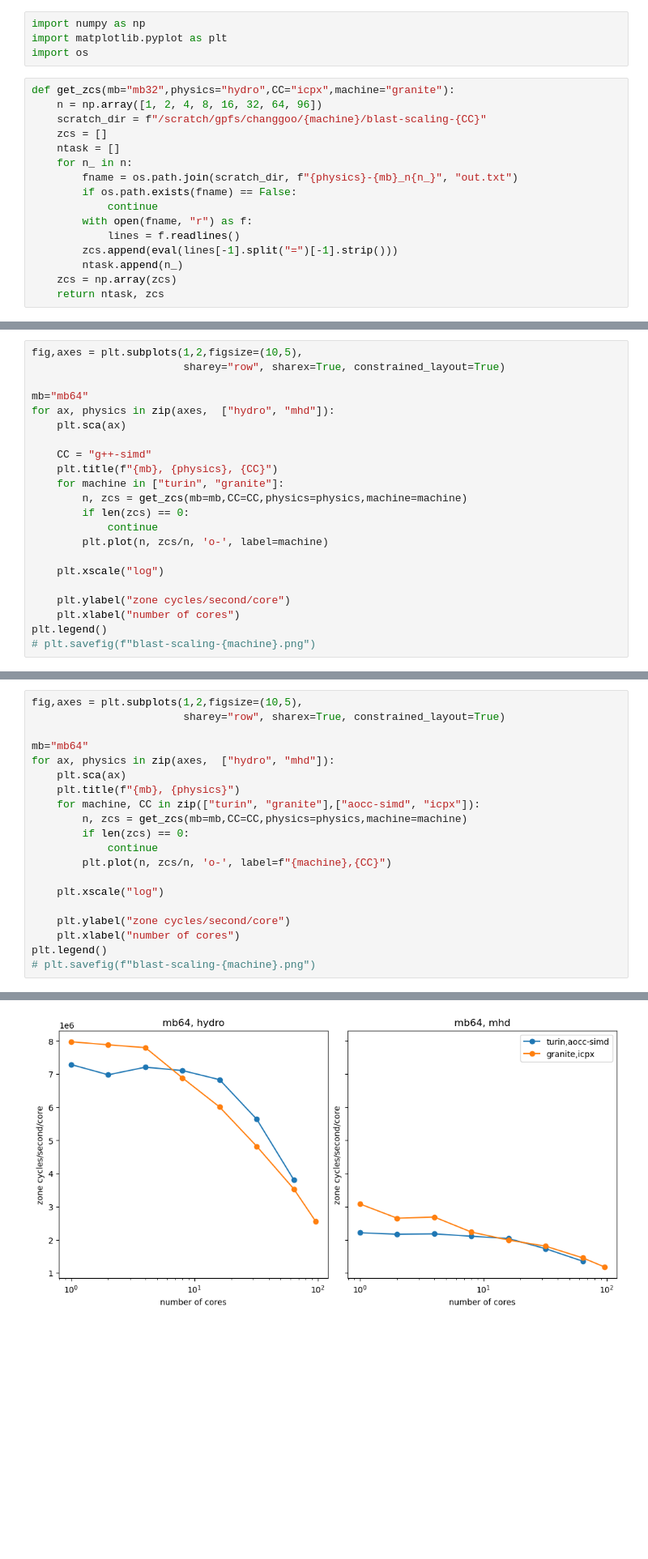
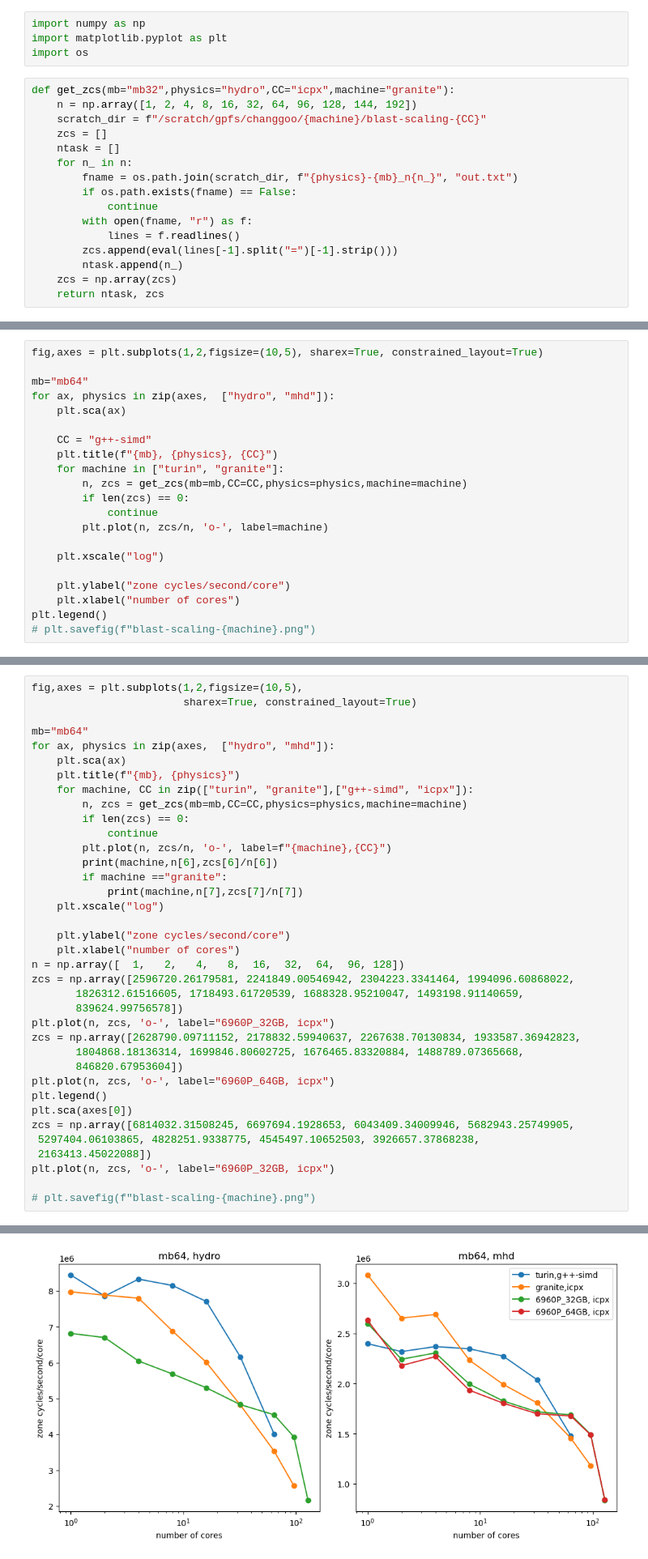
Before and after one commit to changgoo/tigris_scripts, a Jupyter notebook: benchmark/scaling.ipynb, the cells around one changed output, grey strips where cells are left out. Shown at 81% size. Saved outputs shown, nothing was run; the diff lists cells and outputs as text; blank space fills up the shorter version.

```diff
--- a/benchmark/scaling.ipynb
+++ b/benchmark/scaling.ipynb
@@ -4,7 +4,7 @@ import matplotlib.pyplot as plt
 import os
 # %%
 def get_zcs(mb="mb32",physics="hydro",CC="icpx",machine="granite"):
-    n = np.array([1, 2, 4, 8, 16, 32, 64, 96])
+    n = np.array([1, 2, 4, 8, 16, 32, 64, 96, 128, 144, 192])
     scratch_dir = f"/scratch/gpfs/changgoo/{machine}/blast-scaling-{CC}"
     zcs = []
     ntask = []
@@ -124,8 +124,7 @@ plt.savefig(f"blast-scaling-{machine}.png")
 # %% [output]
 [figure]
 # %%
-fig,axes = plt.subplots(1,2,figsize=(10,5),
-                        sharey="row", sharex=True, constrained_layout=True)
+fig,axes = plt.subplots(1,2,figsize=(10,5), sharex=True, constrained_layout=True)
 
 mb="mb64"
 for ax, physics in zip(axes,  ["hydro", "mhd"]):
@@ -151,21 +150,38 @@ plt.legend()
 # %%
 fig,axes = plt.subplots(1,2,figsize=(10,5),
-                        sharey="row", sharex=True, constrained_layout=True)
+                        sharex=True, constrained_layout=True)
 
 mb="mb64"
 for ax, physics in zip(axes,  ["hydro", "mhd"]):
     plt.sca(ax)
     plt.title(f"{mb}, {physics}")
-    for machine, CC in zip(["turin", "granite"],["aocc-simd", "icpx"]):
+    for machine, CC in zip(["turin", "granite"],["g++-simd", "icpx"]):
         n, zcs = get_zcs(mb=mb,CC=CC,physics=physics,machine=machine)
         if len(zcs) == 0:
             continue
         plt.plot(n, zcs/n, 'o-', label=f"{machine},{CC}")
-
+        print(machine,n[6],zcs[6]/n[6])
+        if machine =="granite":
+            print(machine,n[7],zcs[7]/n[7])
     plt.xscale("log")
 
     plt.ylabel("zone cycles/second/core")
     plt.xlabel("number of cores")
+n = np.array([  1,   2,   4,   8,  16,  32,  64,  96, 128])
+zcs = np.array([2596720.26179581, 2241849.00546942, 2304223.3341464, 1994096.60868022,
+       1826312.61516605, 1718493.61720539, 1688328.95210047, 1493198.91140659,
+       839624.99756578])
+plt.plot(n, zcs, 'o-', label="6960P_32GB, icpx")
+zcs = np.array([2628790.09711152, 2178832.59940637, 2267638.70130834, 1933587.36942823,
+       1804868.18136314, 1699846.80602725, 1676465.83320884, 1488789.07365668,
+       846820.67953604])
+plt.plot(n, zcs, 'o-', label="6960P_64GB, icpx")
 plt.legend()
+plt.sca(axes[0])
+zcs = np.array([6814032.31508245, 6697694.1928653, 6043409.34009946, 5682943.25749905,
+ 5297404.06103865, 4828251.9338775, 4545497.10652503, 3926657.37868238,
+ 2163413.45022088])
+plt.plot(n, zcs, 'o-', label="6960P_32GB, icpx")
+
 # plt.savefig(f"blast-scaling-{machine}.png")
 # %% [output]
@@ -173,3 +195,3 @@ plt.legend()
-[figure, old version]
+[figure, new version]
 # %%
 fig,axes = plt.subplots(1,2,figsize=(10,5),
```
Also changed, not shown: parts of 7 cells of this notebook.
